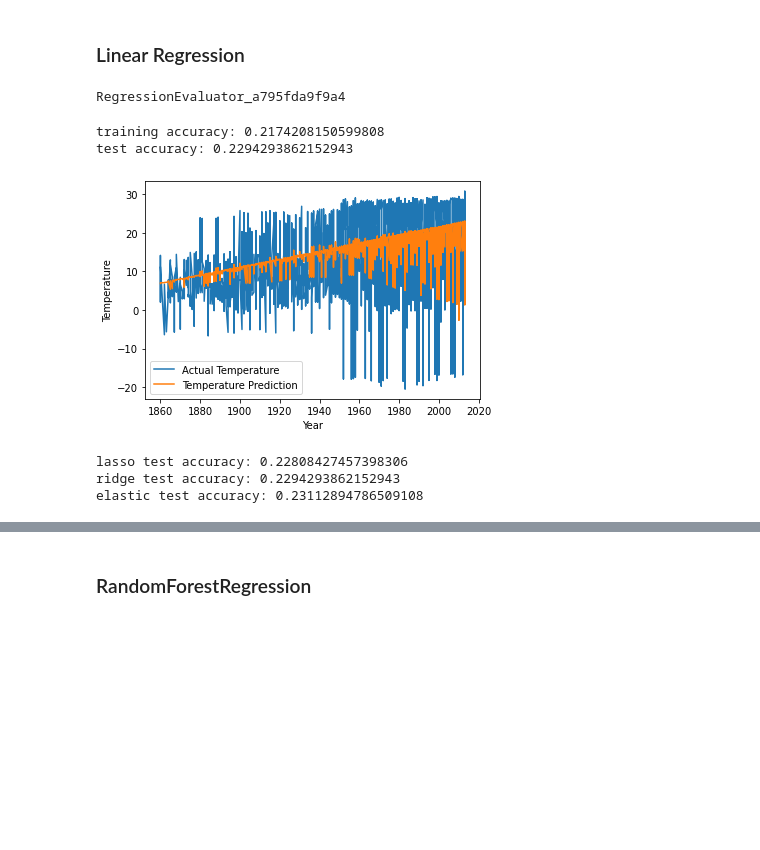
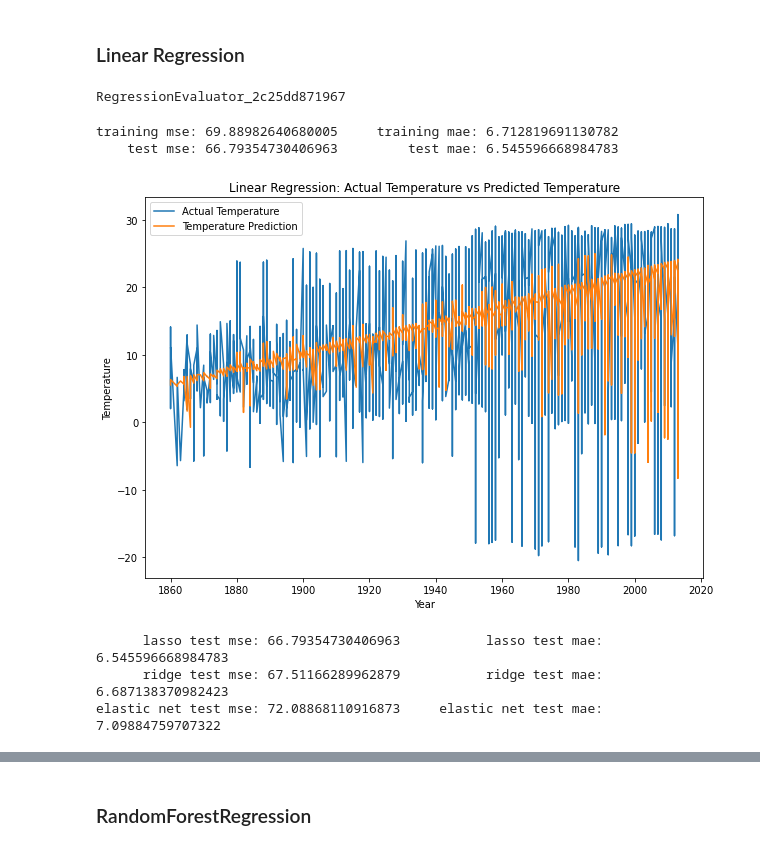
Before and after one commit to sumants-dev/CIS545-Project, a Jupyter notebook: global_temp_modelling.ipynb, the cells around one changed output, grey strips where cells are left out. Saved outputs shown, nothing was run; the diff lists cells and outputs as text; code cells hidden in the pictures; blank space fills up the shorter version.

Commit message:
Update modelling by Dates

```diff
--- a/global_temp_modelling.ipynb
+++ b/global_temp_modelling.ipynb
@@ -230,8 +230,8 @@ except NameError:
     spark = SparkSession.builder.appName('Initial').getOrCreate()
     sqlContext=SQLContext(spark)
 # %%
-train_sdf = spark.read.csv("/content/co2_le.csv", header=True, inferSchema=True)
-train_sdf.show()
+co2_sdf = spark.read.csv("/content/co2_le.csv", header=True, inferSchema=True)
+co2_sdf.show()
 # %% [output]
 +---+---------------+----+------------------+--------------------+--------------------+--------------------+-------------------------------+--------------------+--------------------+------------------ ...
 |_c0|iso_code_labels|year|oil_co2_per_capita|             oil_co2|share_global_oil_co2|  cumulative_oil_co2|share_global_cumulative_oil_co2|      co2_growth_abs|      co2_per_capita|                 c ...
@@ -286,7 +286,7 @@ assembler = VectorAssembler(inputCols=columns_to_use, outputCol="features")
 # %%
 from pyspark.ml import Pipeline
 
-modified_data_sdf = assembler.transform(train_sdf)
+modified_data_sdf = assembler.transform(co2_sdf)
 modified_data_sdf.show()
 # %% [output]
 +---+---------------+----+------------------+--------------------+--------------------+--------------------+-------------------------------+--------------------+--------------------+------------------ ...
@@ -314,7 +314,7 @@ train_sdf, test_sdf = modified_data_sdf.randomSplit([0.8, 0.2], seed=24)
 from pyspark.ml.regression import LinearRegression
 
 # TODO define model
-lr = LinearRegression(featuresCol='features',labelCol='AvgYearlyTemp',maxIter=5, regParam=0.3, elasticNetParam = 0.8)
+lr = LinearRegression(featuresCol='features',labelCol='AvgYearlyTemp',maxIter=5, regParam=0, elasticNetParam = 0)
 
 
 # fit on training data
@@ -328,26 +328,30 @@ evaluator = RegressionEvaluator()
 evaluator.setPredictionCol('prediction')
 evaluator.setLabelCol('AvgYearlyTemp')
 # %% [output]
-RegressionEvaluator_a795fda9f9a4
+RegressionEvaluator_2c25dd871967
-# %%
-training_accuracy = evaluator.evaluate(prediction, {evaluator.metricName: "r2"})
-test_prediction = clfModel.transform(test_sdf)
-test_accuracy = evaluator.evaluate(test_prediction, {evaluator.metricName: "r2"})
-
-print("training accuracy:",training_accuracy)
-print("test accuracy:",test_accuracy)
-# %% [output]
-training accuracy: 0.2174208150599808
-test accuracy: 0.2294293862152943
+# %%
+lr_training_mae = evaluator.evaluate(prediction, {evaluator.metricName: "mae"})
+lr_training_mse = evaluator.evaluate(prediction, {evaluator.metricName: "mse"})
+lr_test_prediction = clfModel.transform(test_sdf)
+lr_test_mae = evaluator.evaluate(lr_test_prediction, {evaluator.metricName: "mae"})
+lr_test_mse = evaluator.evaluate(lr_test_prediction, {evaluator.metricName: "mse"})
+
+print("training mse:",lr_training_mse, "    training mae:", lr_training_mae)
+print("    test mse:",lr_test_mse, "        test mae:", lr_test_mae)
+# %% [output]
+training mse: 69.88982640680005     training mae: 6.712819691130782
+    test mse: 66.79354730406963         test mae: 6.545596668984783
 # %%
-lr_df = test_prediction.toPandas()
+lr_df = lr_test_prediction.toPandas()
+plt.figure(figsize=(10, 7))
 plt.plot(lr_df['year'], lr_df['AvgYearlyTemp'], label = 'Actual Temperature')
 plt.plot(lr_df['year'], lr_df['prediction'], label="Temperature Prediction")
 plt.xlabel('Year')
 plt.ylabel('Temperature')
-plt.legend(loc='lower left')
+plt.legend(loc='upper left')
+plt.title("Linear Regression: Actual Temperature vs Predicted Temperature")
 plt.show()
 # %% [output]
-[figure, old version]
+[figure, new version]
 # %%
 # LASSO L1
@@ -373,11 +380,11 @@ elastic_accuracy = evaluator.evaluate(elastic_test_prediction, {evaluator.metric
-# %%
-print("lasso test accuracy:",l1_accuracy)
-print("ridge test accuracy:", l2_accuracy)
-print("elastic test accuracy:", elastic_accuracy)
-# %% [output]
-lasso test accuracy: 0.22808427457398306
-ridge test accuracy: 0.2294293862152943
-elastic test accuracy: 0.23112894786509108
+# %%
+print("      lasso test mse:",l1_mse, "          lasso test mae:", l1_mae)
+print("      ridge test mse:",l2_mse, "          ridge test mae:", l2_mae)
+print("elastic net test mse:",elastic_mse, "    elastic net test mae:", elastic_mae)
+# %% [output]
+      lasso test mse: 66.79354730406963           lasso test mae: 6.545596668984783
+      ridge test mse: 67.51166289962879           ridge test mae: 6.687138370982423
+elastic net test mse: 72.08868110916873     elastic net test mae: 7.09884759707322
 # %%
 # Plotting Lasso
 lr_lasso_df = lasso_test_prediction.toPandas()
```
Also changed, not shown: parts of 71 cells of this notebook.
